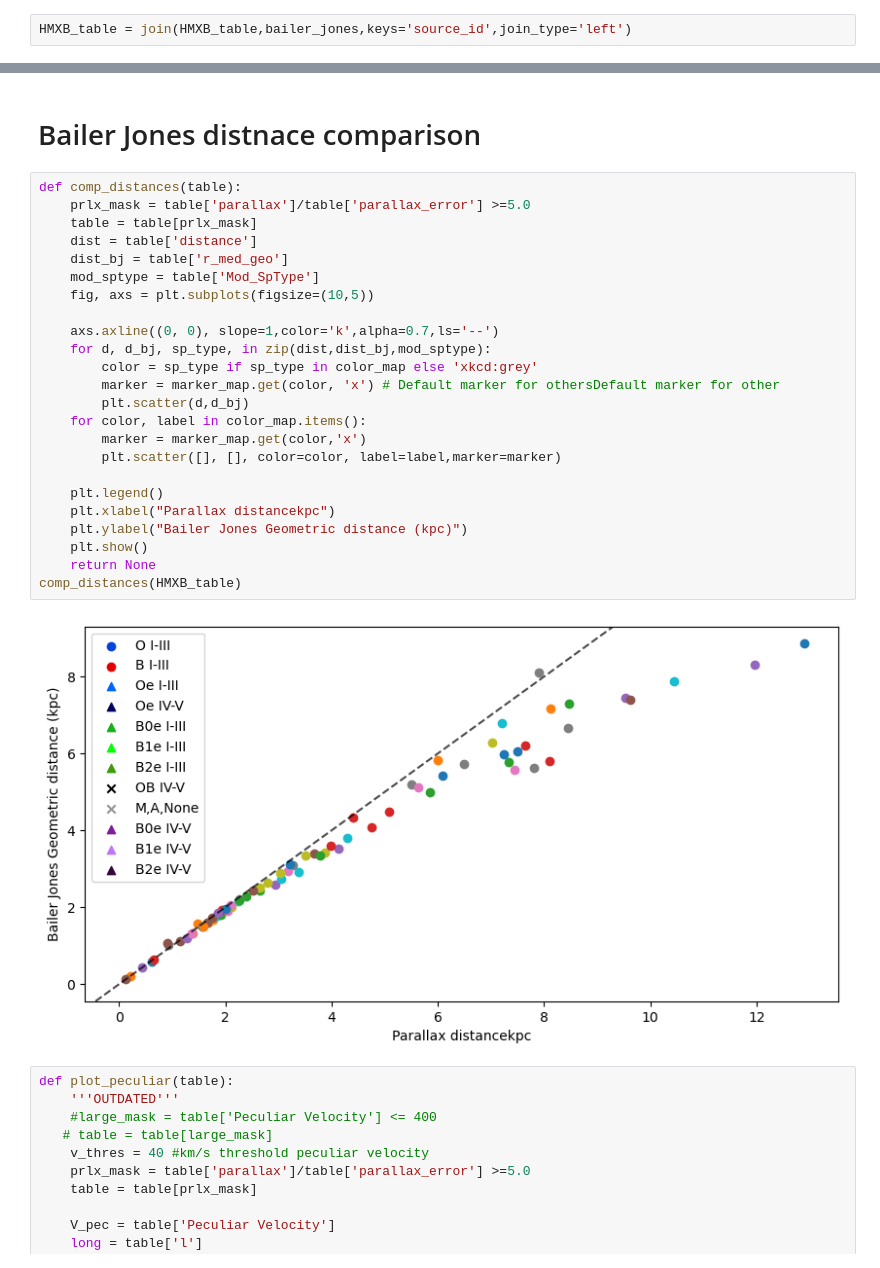
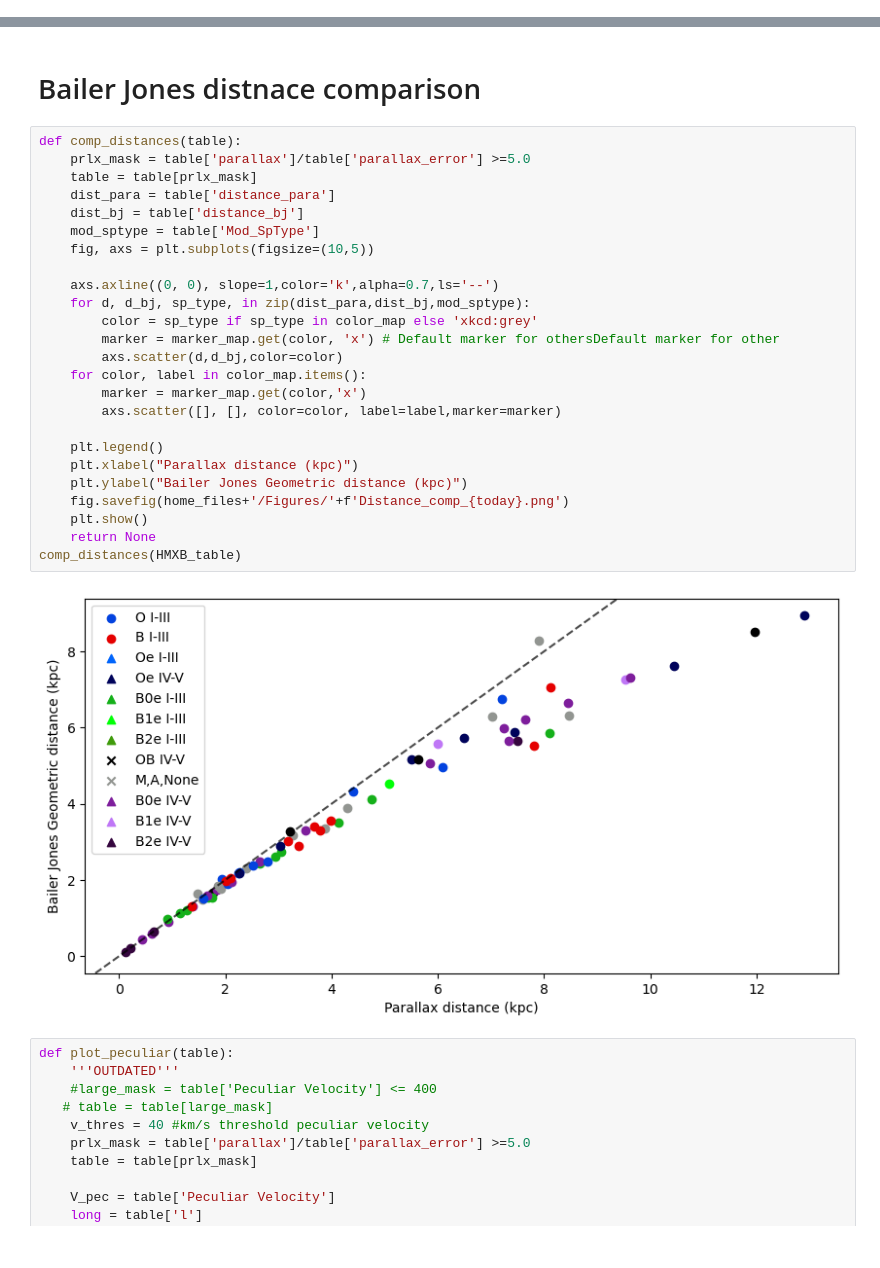
Before and after one commit to MantisShrimp2/Thesis-HMXB, a Jupyter notebook: Code/Peculiar_Motion.ipynb, the cells around one changed output, grey strips where cells are left out. Drawn from its saved outputs; the diff is of its cells as text.

```diff
--- a/Code/Peculiar_Motion.ipynb
+++ b/Code/Peculiar_Motion.ipynb
@@ -398,5 +409,3 @@ bailer_jones['r_med_geo'].unit = u.kpc
-# %%
-HMXB_table = join(HMXB_table,bailer_jones,keys='source_id',join_type='left')
 # %%
 HMXB_table.write(csv_files+f'HMXB_{today}_.ecsv',format='ascii.ecsv',overwrite=True)
 # %% [markdown]
@@ -404,29 +413,30 @@ HMXB_table.write(csv_files+f'HMXB_{today}_.ecsv',format='ascii.ecsv',overwrite=T
 # %%
 def comp_distances(table):
     prlx_mask = table['parallax']/table['parallax_error'] >=5.0
     table = table[prlx_mask]
-    dist = table['distance']
-    dist_bj = table['r_med_geo']
+    dist_para = table['distance_para']
+    dist_bj = table['distance_bj']
     mod_sptype = table['Mod_SpType']
     fig, axs = plt.subplots(figsize=(10,5))
 
     axs.axline((0, 0), slope=1,color='k',alpha=0.7,ls='--')
-    for d, d_bj, sp_type, in zip(dist,dist_bj,mod_sptype):
+    for d, d_bj, sp_type, in zip(dist_para,dist_bj,mod_sptype):
         color = sp_type if sp_type in color_map else 'xkcd:grey'
         marker = marker_map.get(color, 'x') # Default marker for othersDefault marker for other
-        plt.scatter(d,d_bj)
+        axs.scatter(d,d_bj,color=color)
     for color, label in color_map.items():
         marker = marker_map.get(color,'x')
-        plt.scatter([], [], color=color, label=label,marker=marker)
+        axs.scatter([], [], color=color, label=label,marker=marker)
 
     plt.legend()
-    plt.xlabel("Parallax distancekpc")
+    plt.xlabel("Parallax distance (kpc)")
     plt.ylabel("Bailer Jones Geometric distance (kpc)")
+    fig.savefig(home_files+'/Figures/'+f'Distance_comp_{today}.png')
     plt.show()
     return None
 comp_distances(HMXB_table)
 # %% [output]
-[figure, old version]
+[figure, new version]
 # %%
 def plot_peculiar(table):
     '''OUTDATED'''
```
Also changed, not shown: parts of 31 cells of this notebook, 1 other file.
